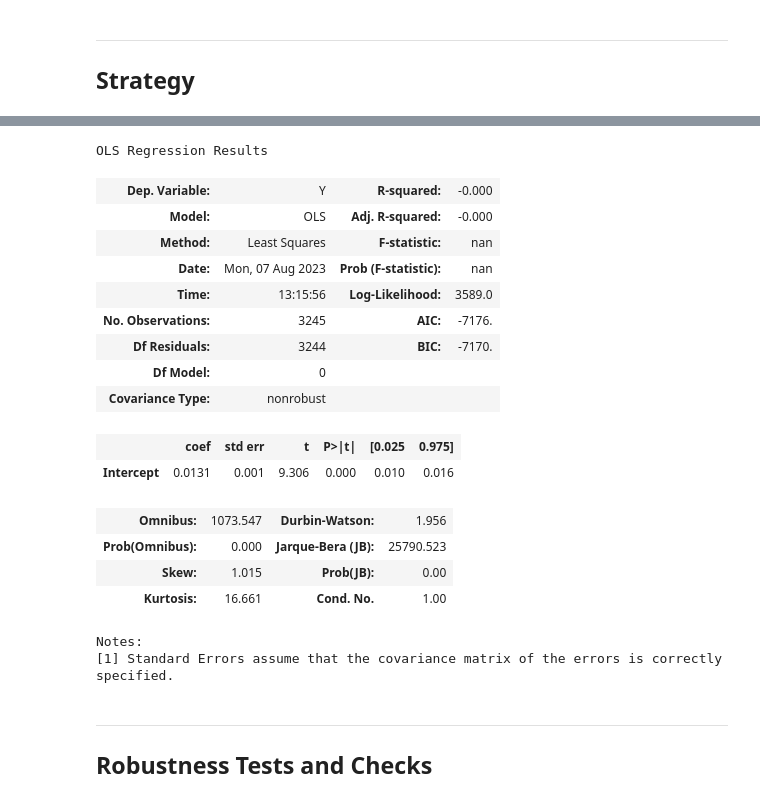
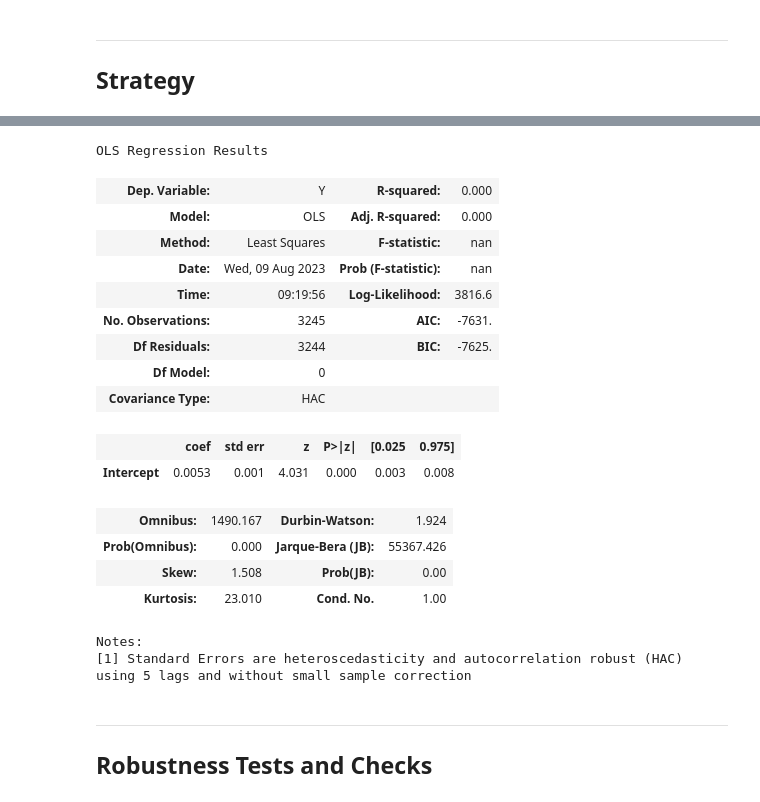
Before and after one commit to itsNH98/cryptocurrency_momentum_strategy, a Jupyter notebook: code/backtest.ipynb, the cells around one changed output, grey strips where cells are left out. Drawn from its saved outputs; the diff is of its cells as text; code cells hidden in the pictures.

```diff
--- a/code/backtest.ipynb
+++ b/code/backtest.ipynb
@@ -187,7 +189,7 @@ attention_df.shape
 (483, 75)
 # %%
 # Rolling increase in attention
-rolling_attention = attention_df / attention_df.rolling('28D').median()
+rolling_attention = attention_df / attention_df.rolling('28D').mean()
 rolling_attention = rolling_attention.fillna(0)
 rolling_attention = rolling_attention.replace([np.inf], 1).iloc[3:]
 # %%
@@ -199,9 +201,10 @@ rolling_attention = rolling_attention[rolling_attention.index >= '2014-05-21']
 # Log Returns dataframe
 log_ret_df = np.log(1 + restricted_date_ret_df.pct_change())
 # %%
+# TODO: Solve robustness tests
 def compute_mom_returns(returns_df, cap_df, n_universe,  n_stocks, estimation_window, holding_period, long_short=None, attention=None, random_start_date=False, random_slice=False, going_neutral=False, miss_allocation=False):
-    """Compute momentum-based returns and portfolio weights.
-
+    """
+    Compute momentum-based returns and portfolio weights.
     Parameters:
         MAIN STRATEGY PARAMETERS:
         returns_df (DataFrame): Dataframe containing the returns data.
@@ -229,6 +232,8 @@ def compute_mom_returns(returns_df, cap_df, n_universe,  n_stocks, estimation_wi
     # Flag: Start the strategy at another t+X moment
     if random_start_date == True:
         returns_df = returns_df.iloc[np.random.randint(0, (len(returns_df)-100)):]
+        cap_df = cap_df.loc[returns_df.first_valid_index():returns_df.last_valid_index()]
+        attention = attention.loc[returns_df.first_valid_index():returns_df.last_valid_index()]
 
     # Flag: Random Slice of the strategy
     if random_slice == True:
@@ -238,6 +243,8 @@ def compute_mom_returns(returns_df, cap_df, n_universe,  n_stocks, estimation_wi
 
         # slice the DataFrame using the selected indices
         returns_df = returns_df[start_index:end_index]
+        cap_df = cap_df.loc[returns_df.first_valid_index():returns_df.last_valid_index()]
+        attention = attention.loc[returns_df.first_valid_index():returns_df.last_valid_index()]
 
     ###=== ATTENTION ===###
     # if attention is not None:
@@ -253,6 +260,8 @@ def compute_mom_returns(returns_df, cap_df, n_universe,  n_stocks, estimation_wi
     weights_df = pd.DataFrame(columns=returns_df.columns, index=returns_df.index)
 
     ###=== LOOP THROUGH EACH REBALANCING PERIOD ===###
+    # Estimation Window: Duration for assessing momentum returns
+    # Holding period: Duration holding the position
     for i in range(estimation_window, len(returns_df), holding_period):
 
         # Flag: Missing an allocation
@@ -263,19 +272,23 @@ def compute_mom_returns(returns_df, cap_df, n_universe,  n_stocks, estimation_wi
 
         ###=== Setup Universe for Period based on Market Cap ===###
 
-        # Market Cap for the Estimation Window
+        # Average market cap for the given estimation window
         market_cap_window = cap_df.iloc[i-estimation_window:i]
         average_cap = market_cap_window.apply(lambda x: x.mean())
 
         # Restricting the universe to the n_universe largest stocks
         universe = average_cap.nlargest(n_universe).index.tolist()
 
-        # Our attention series
+        # Attention series restricted by universe
+        # We have to divide use the enumerate function to increment to the dataframe by weekly value
+        # We also have to subtract by one period as the metric is forward looking
         try:
-            attention_series = attention[universe].iloc[(i // holding_period)]
+            attention_series = attention[universe].iloc[(i // holding_period)-1]
         except:
             break
-        # Attention rankings for all coins
+
+        # Returns 1 or 0 whether the actual attention measure attention is above the rolling median value
+        # Calculated with rolling 1 month
         attention_hlow = (attention_series > 1.0).astype(int)
 
         # Low and High attention in the past week coin
@@ -334,11 +347,10 @@ def compute_mom_returns(returns_df, cap_df, n_universe,  n_stocks, estimation_wi
 
     # Portfolio Returns
     portfolio_returns = (weights_df * returns_df).sum(axis=1)
-
-    print(f'Sample Window goes from {returns_df.index.min()} to {returns_df.index.max()}')
+    # print(f'Sample Window goes from {returns_df.index.min()} to {returns_df.index.max()}')
     return weights_df , portfolio_returns
 # %%
 # Function returns a tuple of weights (dataframe) and factor returns (series)
 # Robustness checks are : random_start_date=False, random_slice=False, going_neutral=False, miss_allocation=False
-momentum_weights, momentum_factor = compute_mom_returns(log_ret_df, restricted_date_cap_df, n_universe=20, n_stocks=3, estimation_window=21,
+momentum_weights, momentum_factor = compute_mom_returns(log_ret_df, restricted_date_cap_df, n_universe=20, n_stocks=3, estimation_window=14,
 holding_period=7, long_short='LS', attention=rolling_attention, random_start_date=False, random_slice=False, going_neutral=False, miss_allocation=False)
@@ -347,29 +357,29 @@ Sample Window goes from 2014-05-21 00:00:00 to 2023-04-08 00:00:00
 # %%
 ###=== STATISTICAL ANALYSIS ===###
 reg_df = pd.DataFrame(momentum_factor, columns = ['ret'])
 
 Y = reg_df['ret']
-res = smf.ols('Y ~ 1', data=reg_df).fit()
+res = smf.ols('Y ~ 1', data=reg_df).fit(cov_type='HAC', cov_kwds={'maxlags': 5})
 res.summary()
 # %% [output]
 OLS Regression Results
-| Dep. Variable: | Y | R-squared: | -0.000 |
-| Model: | OLS | Adj. R-squared: | -0.000 |
+| Dep. Variable: | Y | R-squared: | 0.000 |
+| Model: | OLS | Adj. R-squared: | 0.000 |
 | Method: | Least Squares | F-statistic: | nan |
-| Date: | Mon, 07 Aug 2023 | Prob (F-statistic): | nan |
-| Time: | 13:15:56 | Log-Likelihood: | 3589.0 |
-| No. Observations: | 3245 | AIC: | -7176. |
-| Df Residuals: | 3244 | BIC: | -7170. |
+| Date: | Wed, 09 Aug 2023 | Prob (F-statistic): | nan |
+| Time: | 09:19:56 | Log-Likelihood: | 3816.6 |
+| No. Observations: | 3245 | AIC: | -7631. |
+| Df Residuals: | 3244 | BIC: | -7625. |
 | Df Model: | 0 |  |  |
-| Covariance Type: | nonrobust |  |  |
+| Covariance Type: | HAC |  |  |
-|  | coef | std err | t | P>|t| | [0.025 | 0.975] |
-| Intercept | 0.0131 | 0.001 | 9.306 | 0.000 | 0.010 | 0.016 |
+|  | coef | std err | z | P>|z| | [0.025 | 0.975] |
+| Intercept | 0.0053 | 0.001 | 4.031 | 0.000 | 0.003 | 0.008 |
-| Omnibus: | 1073.547 | Durbin-Watson: | 1.956 |
-| Prob(Omnibus): | 0.000 | Jarque-Bera (JB): | 25790.523 |
-| Skew: | 1.015 | Prob(JB): | 0.00 |
-| Kurtosis: | 16.661 | Cond. No. | 1.00 |
+| Omnibus: | 1490.167 | Durbin-Watson: | 1.924 |
+| Prob(Omnibus): | 0.000 | Jarque-Bera (JB): | 55367.426 |
+| Skew: | 1.508 | Prob(JB): | 0.00 |
+| Kurtosis: | 23.010 | Cond. No. | 1.00 |
 Notes:
-[1] Standard Errors assume that the covariance matrix of the errors is correctly specified.
+[1] Standard Errors are heteroscedasticity and autocorrelation robust (HAC) using 5 lags and without small sample correction
 # %%
 # Initialize an empty list of dictionaries
 positions_dictionary = []
```
Also changed, not shown: parts of 17 cells of this notebook, 8 other files.
